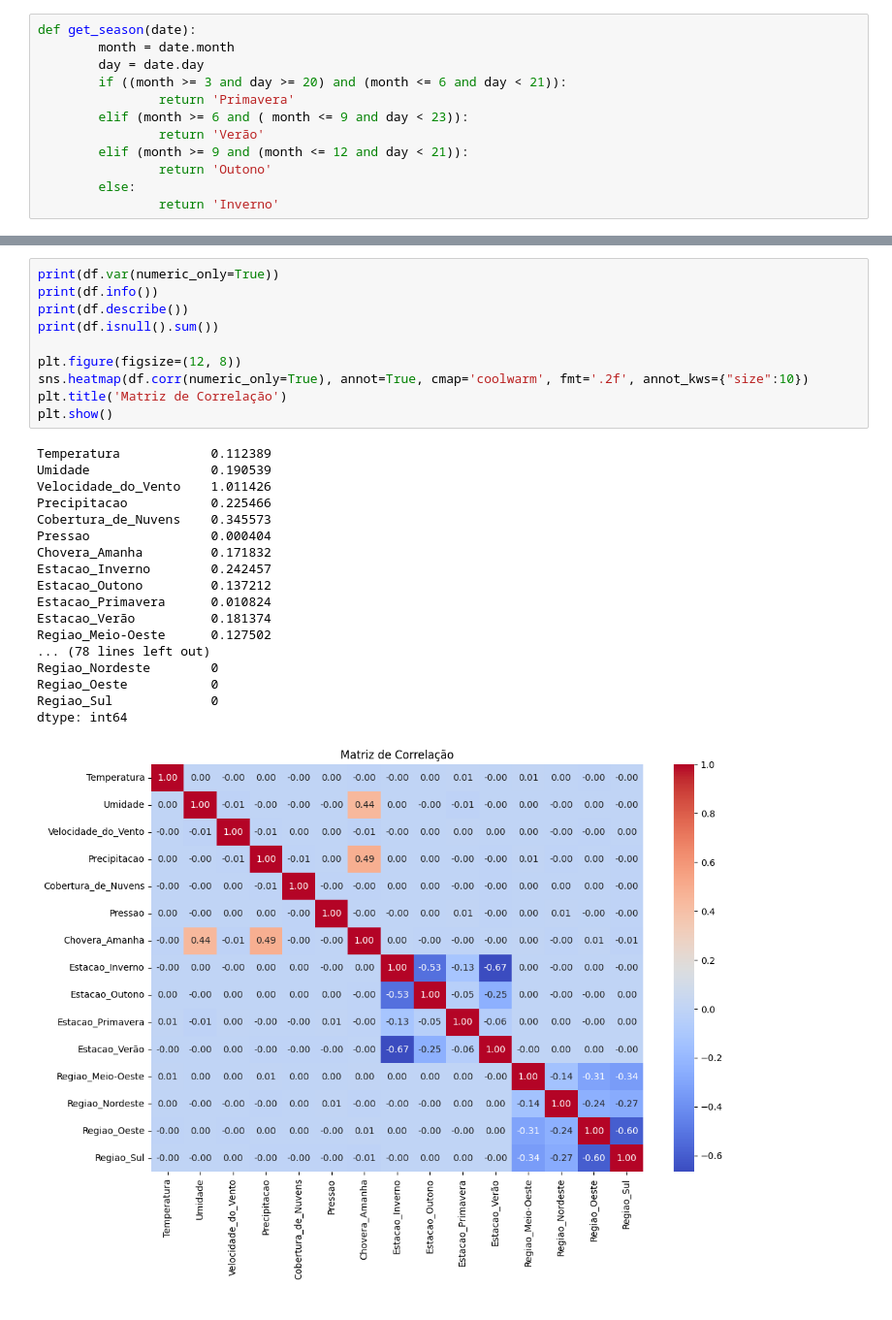
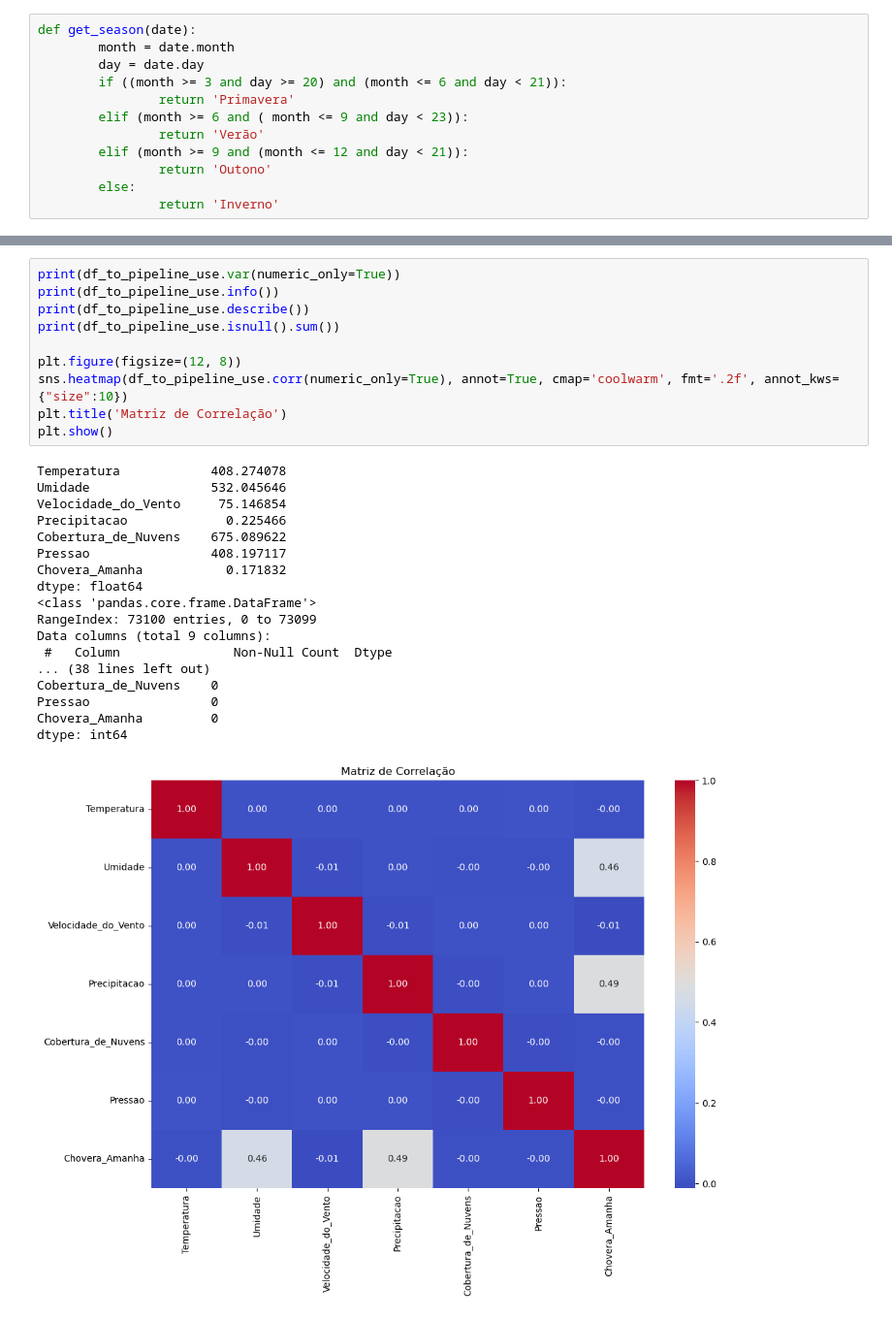
Before and after one commit to MLGODS/Project01-SupervisedTraining, a Jupyter notebook: usa_rainfall_classificacao.ipynb, the cells around one changed output, grey strips where cells are left out. Shown at 97% size. Drawn from its saved outputs; the diff is of its cells as text.

Commit message:
reseolvendo data leakage. ainda não resolvido completamente

```diff
--- a/usa_rainfall_classificacao.ipynb
+++ b/usa_rainfall_classificacao.ipynb
@@ -360,29 +212,29 @@ X_train shape: (73100, 14)
 # %%
-print(df.var(numeric_only=True))
-print(df.info())
-print(df.describe())
-print(df.isnull().sum())
+print(df_to_pipeline_use.var(numeric_only=True))
+print(df_to_pipeline_use.info())
+print(df_to_pipeline_use.describe())
+print(df_to_pipeline_use.isnull().sum())
 
 plt.figure(figsize=(12, 8))
-sns.heatmap(df.corr(numeric_only=True), annot=True, cmap='coolwarm', fmt='.2f', annot_kws={"size":10})
+sns.heatmap(df_to_pipeline_use.corr(numeric_only=True), annot=True, cmap='coolwarm', fmt='.2f', annot_kws={"size":10})
 plt.title('Matriz de Correlação')
 plt.show()
 # %% [output]
-Temperatura            0.112389
-Umidade                0.190539
-Velocidade_do_Vento    1.011426
-Precipitacao           0.225466
-Cobertura_de_Nuvens    0.345573
-Pressao                0.000404
-Chovera_Amanha         0.171832
-Estacao_Inverno        0.242457
-Estacao_Outono         0.137212
-Estacao_Primavera      0.010824
-Estacao_Verão          0.181374
-Regiao_Meio-Oeste      0.127502
-... (78 lines left out)
-Regiao_Nordeste        0
-Regiao_Oeste           0
-Regiao_Sul             0
+Temperatura            408.274078
+Umidade                532.045646
+Velocidade_do_Vento     75.146854
+Precipitacao             0.225466
+Cobertura_de_Nuvens    675.089622
+Pressao                408.197117
+Chovera_Amanha           0.171832
+dtype: float64
+<class 'pandas.core.frame.DataFrame'>
+RangeIndex: 73100 entries, 0 to 73099
+Data columns (total 9 columns):
+ #   Column               Non-Null Count  Dtype
+... (38 lines left out)
+Cobertura_de_Nuvens    0
+Pressao                0
+Chovera_Amanha         0
 dtype: int64
-[figure, old version]
+[figure, new version]
```
Also changed, not shown: parts of 14 cells of this notebook.
